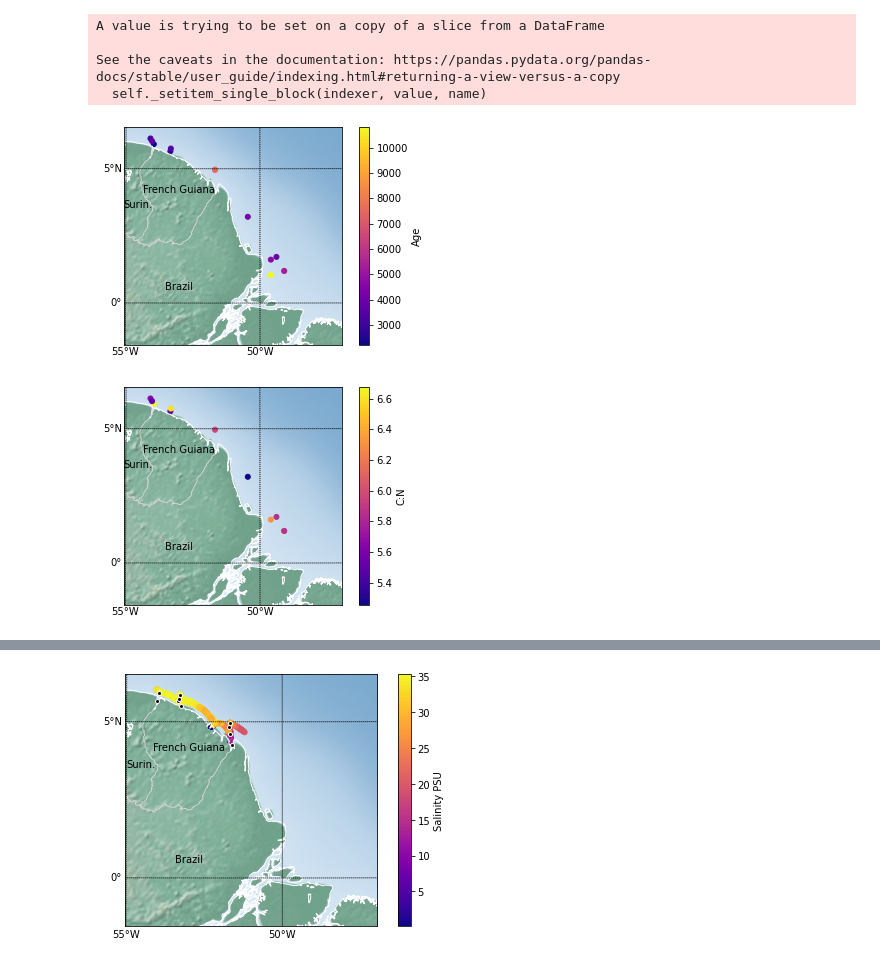
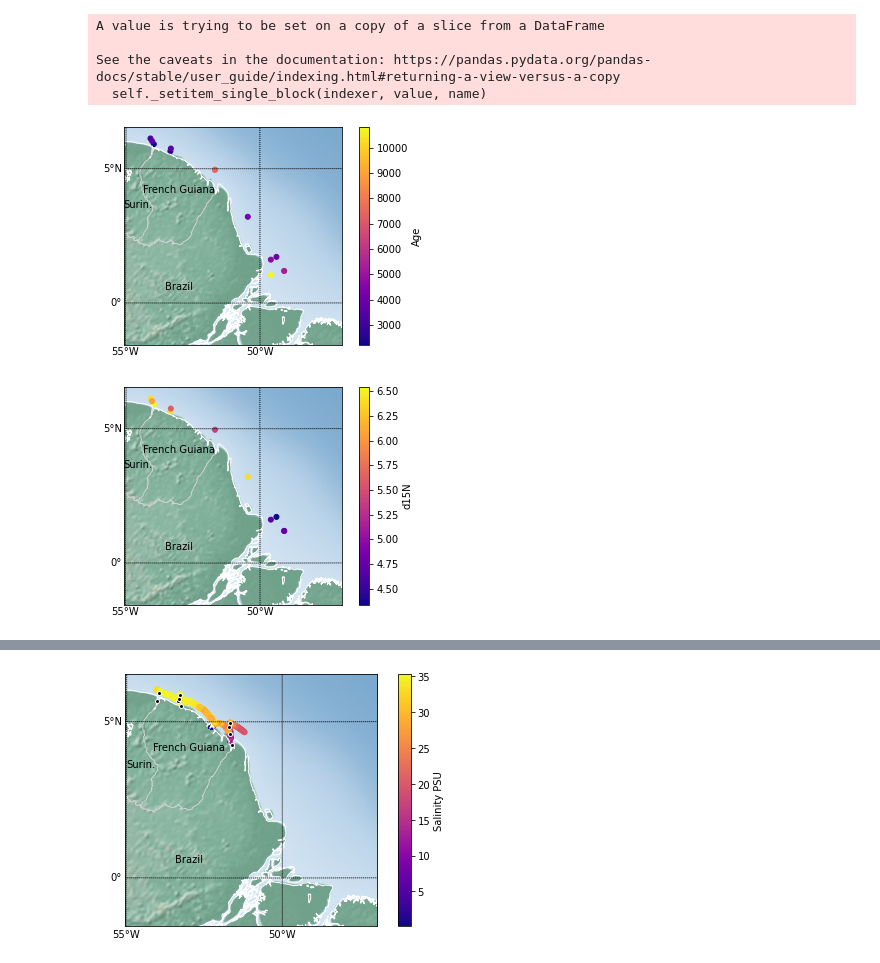
Before and after one commit to DirtBurner/MUDBENCS, a Jupyter notebook: MUDBENCS_CTD.ipynb, the cells around one changed output, grey strips where cells are left out. Cells and saved outputs as stored; diff of their text form; code cells hidden in the pictures.

```diff
--- a/MUDBENCS_CTD.ipynb
+++ b/MUDBENCS_CTD.ipynb
@@ -234,14 +234,14 @@ See the caveats in the documentation: https://pandas.pydata.org/pandas-docs/stab
 # %%
 #Make maps of core catcher data from above, chose whether to keep flagged data or remove it
 
 #Keep flagged data
 m = MB.MUDBENCS_map(cc_dat_df, 'Age', add_stations=False)
 #plt.savefig('C:/Users/beros/Box/UDrive_brosenheim/My_Documents/Research/Seagoing Expeditions/CHEM-OCE Guianas Mudbanks 2020/Expedition prep/MUDBENCS/CTD_Data/Maps/14C_Age_hiN_CC.svg', dpi=300)
 #remove flagged data
-m_flagged = MB.MUDBENCS_map(cc_dat_noflags_df, 'C:N', add_stations=False)
+m_flagged = MB.MUDBENCS_map(cc_dat_noflags_df, 'd15N', add_stations=False)
 # %% [output]
 [figure]
-[figure, old version]
+[figure, new version]
 # %%
 og_df = CN_df
 
```
Also changed, not shown: parts of 8 cells of this notebook, 5 other files.
